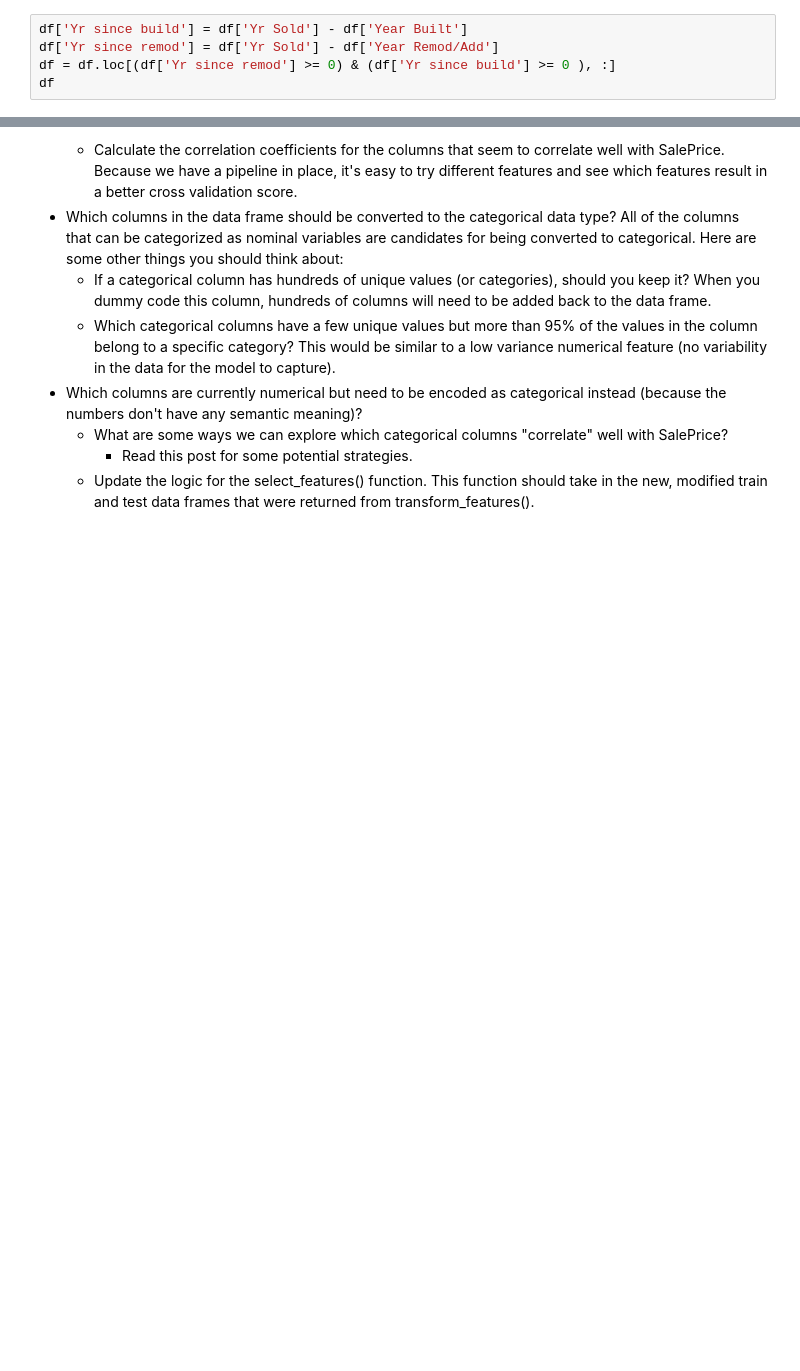
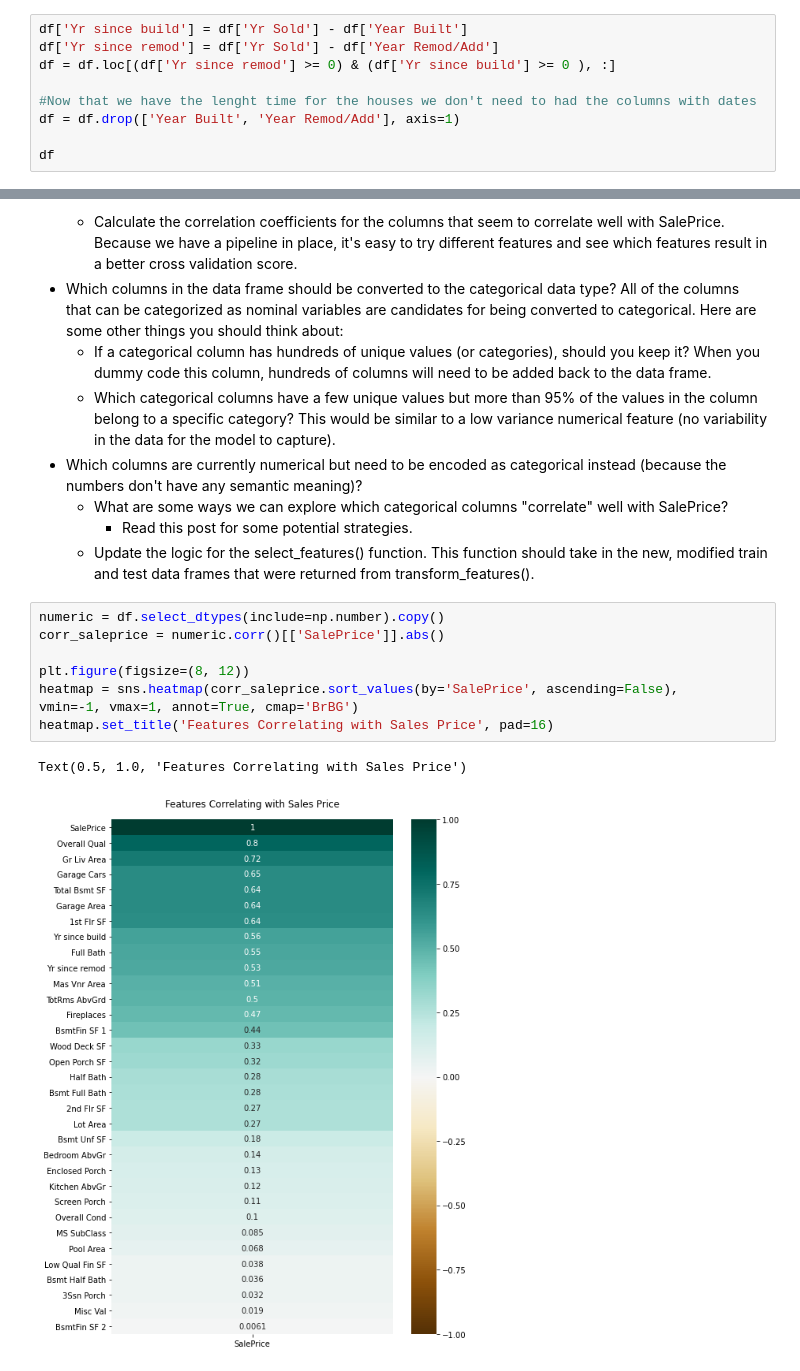
Before and after one commit to PaulineMalaguti/Dataquest, a Jupyter notebook: Python/Predicting House Sale Prices/predicting_hosue_sale_price.ipynb, the cells around one changed output, grey strips where cells are left out. Drawn from its saved outputs; the diff is of its cells as text; blank space fills up the shorter version.

```diff
--- a/Python/Predicting House Sale Prices/predicting_hosue_sale_price.ipynb
+++ b/Python/Predicting House Sale Prices/predicting_hosue_sale_price.ipynb
@@ -160,6 +161,10 @@ df
 df['Yr since build'] = df['Yr Sold'] - df['Year Built']
 df['Yr since remod'] = df['Yr Sold'] - df['Year Remod/Add']
 df = df.loc[(df['Yr since remod'] >= 0) & (df['Yr since build'] >= 0 ), :]
+
+#Now that we have the lenght time for the houses we don't need to had the columns with dates
+df = df.drop(['Year Built', 'Year Remod/Add'], axis=1)
+
 df
 # %% [output]
 |  | Order | PID | MS SubClass | MS Zoning | Lot Area | Street | Lot Shape | Land Contour | Utilities | ... |
@@ -218,3 +223,14 @@ print(rmse)
     - What are some ways we can explore which categorical columns "correlate" well with SalePrice?
         - Read this post for some potential strategies.
     - Update the logic for the select_features() function. This function should take in the new, modified train and test data frames that were returned from transform_features().
+# %%
+numeric = df.select_dtypes(include=np.number).copy()
+corr_saleprice = numeric.corr()[['SalePrice']].abs()
+
+plt.figure(figsize=(8, 12))
+heatmap = sns.heatmap(corr_saleprice.sort_values(by='SalePrice', ascending=False),
+vmin=-1, vmax=1, annot=True, cmap='BrBG')
+heatmap.set_title('Features Correlating with Sales Price', pad=16)
+# %% [output]
+Text(0.5, 1.0, 'Features Correlating with Sales Price')
+[figure, added]
```
Also changed, not shown: parts of 7 cells of this notebook.
